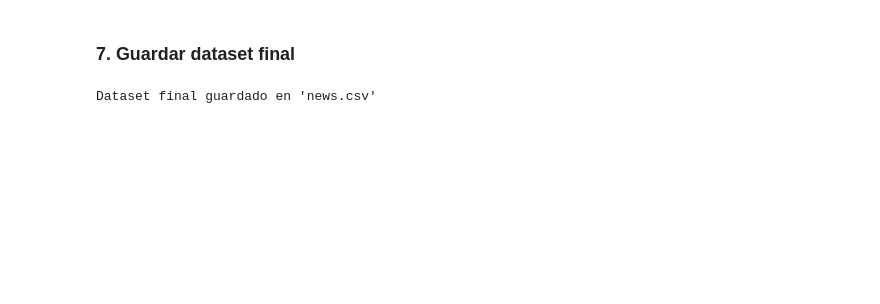
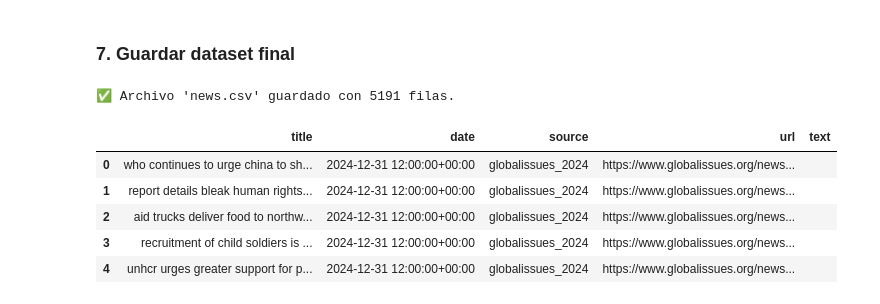
Before and after one commit to estebanolroberto/TFM_SERGIO-ROBERTO-UNIR, a Jupyter notebook: reddit_data/news_script.ipynb, the cells around one changed output. Saved outputs shown, nothing was run; the diff lists cells and outputs as text; code cells hidden in the pictures; blank space fills up the shorter version.

```diff
--- a/reddit_data/news_script.ipynb
+++ b/reddit_data/news_script.ipynb
@@ -479,7 +565,20 @@ Total noticias tras limpieza: 5174
 # %% [markdown]
 ### 7. Guardar dataset final
 # %%
-df_news.to_csv("news.csv", index=False, encoding="utf-8")
-print("Dataset final guardado en 'news.csv'")
+
+# Unificar los DataFrames (concatenar filas)
+df_unificado = pd.concat([df_globalissues_2024, df_globalissues_2025, df_reddit], ignore_index=True)
+# Guardar el CSV unificado
+df_unificado.to_csv("news.csv", index=False, encoding="utf-8")
+print("✅ Archivo 'news.csv' guardado con", len(df_unificado), "filas.")
+
+# Mostrar vista previa
+display(df_unificado.head())
 # %% [output]
-Dataset final guardado en 'news.csv'
+✅ Archivo 'news.csv' guardado con 5191 filas.
+|  | title | date | source | url | text |
+| 0 | who continues to urge china to sh... | 2024-12-31 12:00:00+00:00 | globalissues_2024 | https://www.globalissues.org/news... |  |
+| 1 | report details bleak human rights... | 2024-12-31 12:00:00+00:00 | globalissues_2024 | https://www.globalissues.org/news... |  |
+| 2 | aid trucks deliver food to northw... | 2024-12-31 12:00:00+00:00 | globalissues_2024 | https://www.globalissues.org/news... |  |
+| 3 | recruitment of child soldiers is ... | 2024-12-31 12:00:00+00:00 | globalissues_2024 | https://www.globalissues.org/news... |  |
+| 4 | unhcr urges greater support for p... | 2024-12-31 12:00:00+00:00 | globalissues_2024 | https://www.globalissues.org/news... |  |
```
Also changed, not shown: parts of 5 cells of this notebook, 7 other files.
